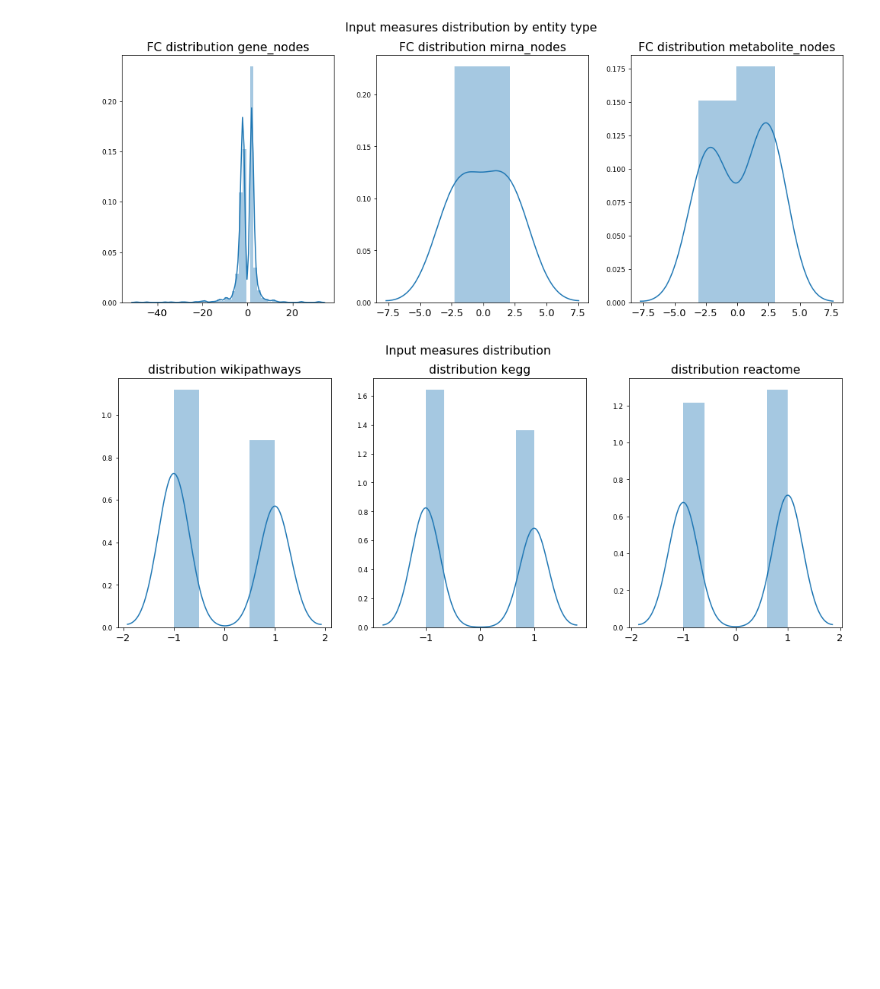
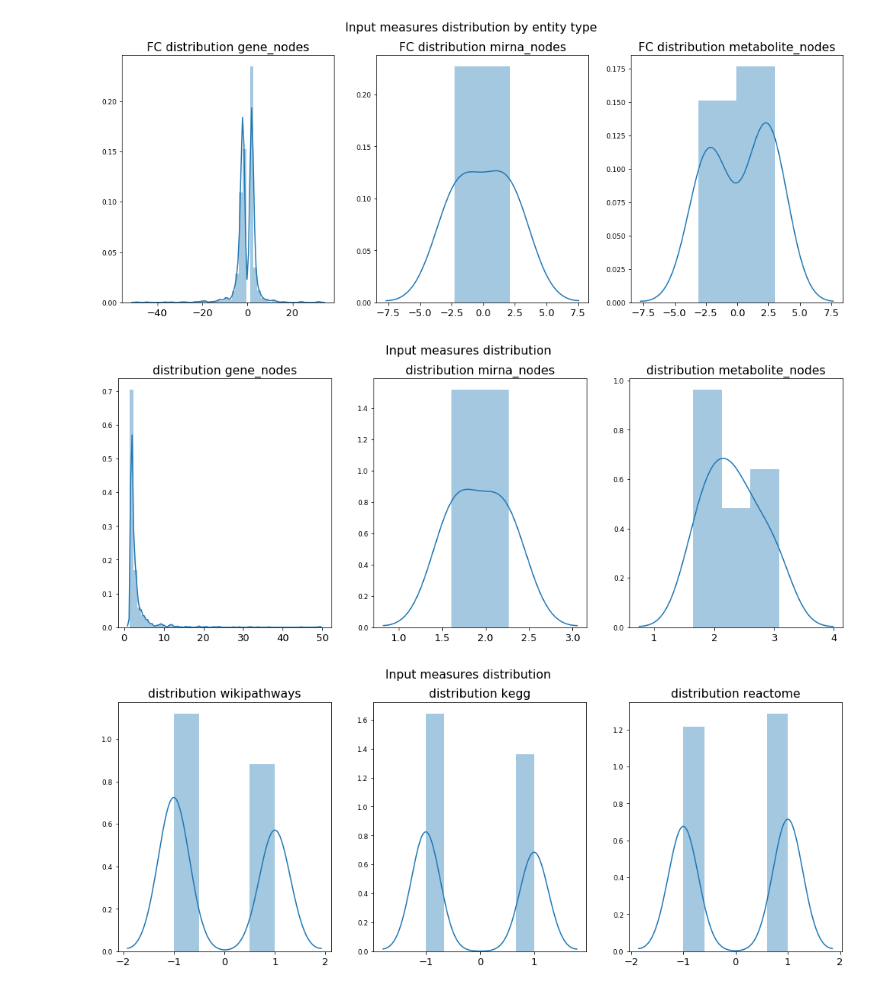
Before and after one commit to multipaths/Results, a Jupyter notebook: notebooks/processing_datasets/dataset_1.ipynb, the cells around one changed output. Cells and saved outputs as stored; diff of their text form; code cells hidden in the pictures; blank space fills up the shorter version.

```diff
--- a/notebooks/processing_datasets/dataset_1.ipynb
+++ b/notebooks/processing_datasets/dataset_1.ipynb
@@ -228,6 +228,11 @@ show_distribution(mapping_by_database_absolute)
 show_distribution(mapping_by_entity, "Input measures distribution by entity type", "FC distribution")
 # %% [output]
 [figure]
+# %%
+mapping_by_enitity_absolute = process_input_data(mapping_by_entity, absolute_value = True)
+show_distribution(mapping_by_enitity_absolute)
+# %% [output]
+[figure, added]
 # %%
 mapping_by_database_binn = process_input_data(mapping_by_database, binning = True)
 show_distribution(mapping_by_database_binn)
```
Also changed, not shown: 3 other files.
